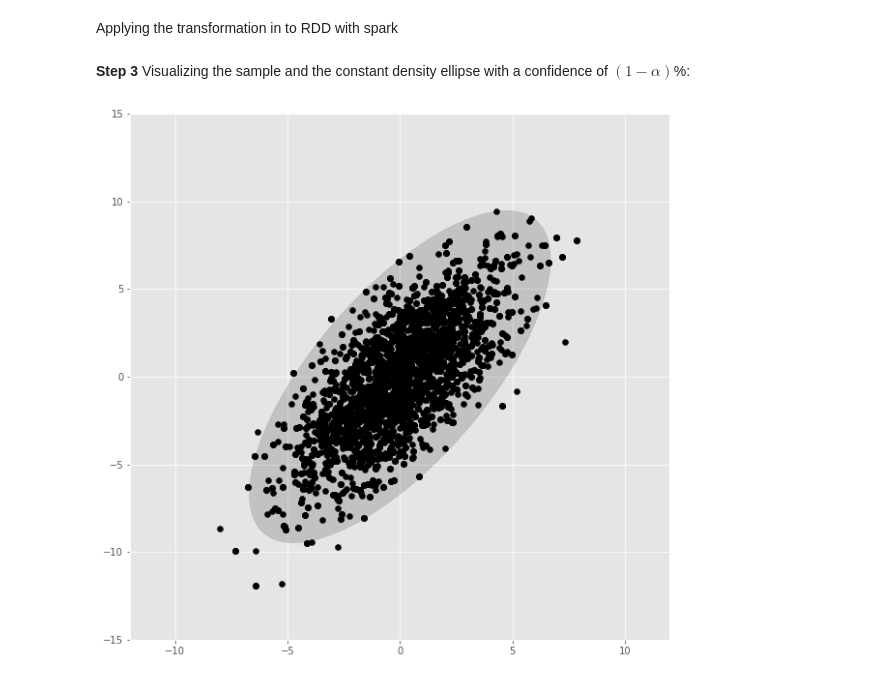
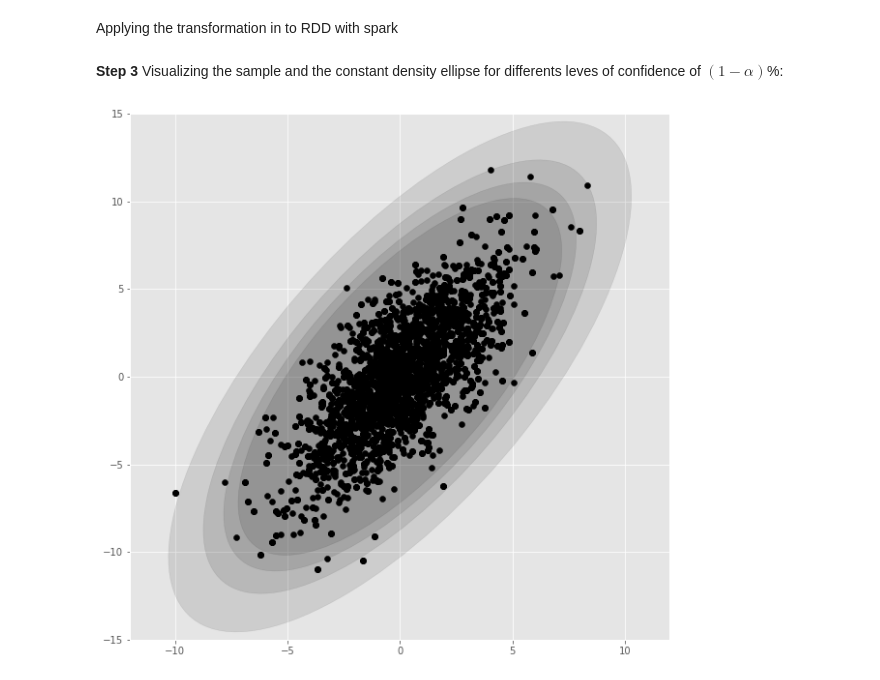
Before and after one commit to ErickEduardoAH/AnalisisMultivariado, a Jupyter notebook: 2.1 - Multivariate Distributions - multivariate normal distribution.ipynb, the cells around one changed output. Cells and saved outputs as stored; diff of their text form; code cells hidden in the pictures.

```diff
--- a/2.1 - Multivariate Distributions - multivariate normal distribution.ipynb
+++ b/2.1 - Multivariate Distributions - multivariate normal distribution.ipynb
@@ -709,9 +709,8 @@ $$
 n=5000
 mu=[0,0]
 sigma = [[5,5],[5,10]]
-alpha=0.05
-freedomDegrees=len(mu)
-chiSquaredCriticalVale=chi2.ppf(q=(1-alpha),df=freedomDegrees)
+alpha_0=0.01
+degreesFreedom=len(mu)
 mormalizerMatrix, eigenValues, eigenVectors=mvNormalizerMatrix(sigma)
 # %% [markdown]
 Applying the transformation in to RDD with spark
@@ -720,12 +719,14 @@ normalSampleDF = sc.parallelize(np.ones(n))\
                  .map(lambda y: multivariateNormalVector(y,mu,mormalizerMatrix))\
                  .toDF(['x_1','x_2'])
 # %% [markdown]
-**Step 3** Visualizing the sample and the constant density ellipse with a confidence of $(1-\alpha)$%:
+**Step 3** Visualizing the sample and the constant density ellipse for differents leves of confidence of $(1-\alpha)$%:
 # %%
 plt.figure(figsize=(10,10))
 plt.axis([-12,12,-15,15])
 scatterPlot(normalSampleDF,'x_1','x_2','Black')
-plotConfidenceEllipse(mu,eigenValues,eigenVectors,chiSquaredCriticalVale,color='Black',alpha=0.15)
+for i in range(0,5):
+    chi2CV = chi2.ppf(q=(1-alpha_0*i),df=freedomDegrees)
+    plotConfidenceEllipse(mu,eigenValues,eigenVectors,chi2CV,color='Black',alpha=0.1)
 plt.show()
 # %% [output]
-[figure, old version]
+[figure, new version]
```
